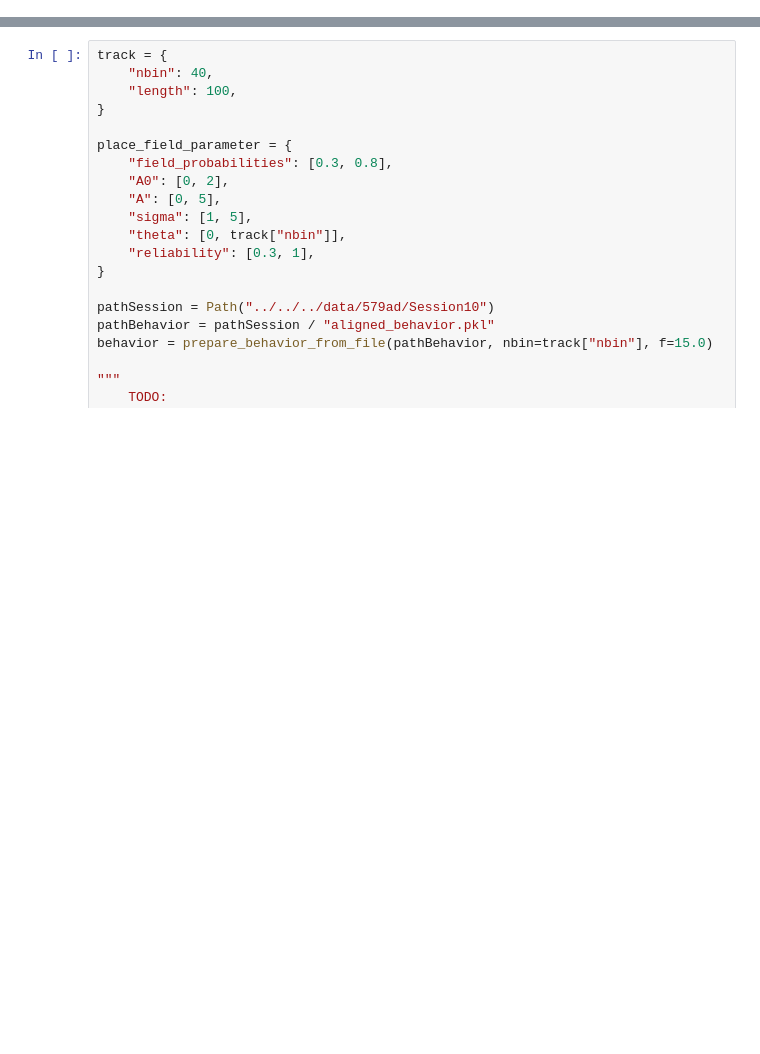
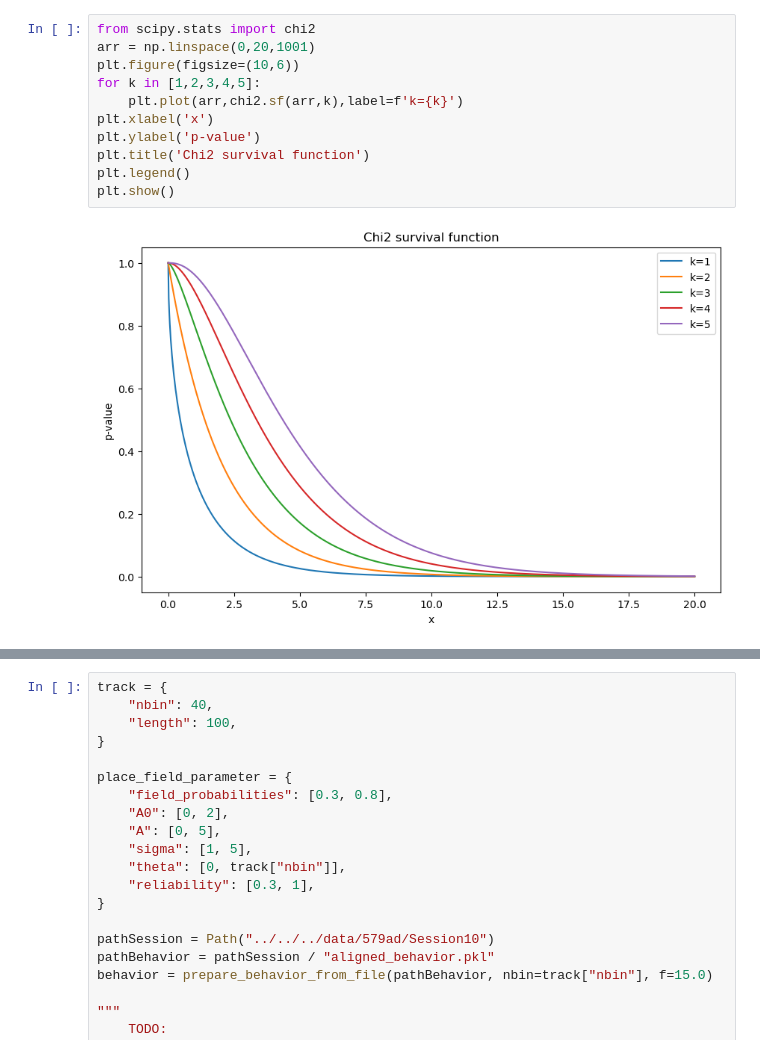
Before and after one commit to woxxel/placefield_detection, a Jupyter notebook: test_place_field_detection.ipynb, the cells around one changed output, grey strips where cells are left out. Cells and saved outputs as stored; diff of their text form; blank space fills up the shorter version.

Commit message:
Implement code changes to enhance functionality and improve performance

```diff
--- a/test_place_field_detection.ipynb
+++ b/test_place_field_detection.ipynb
@@ -23,0 +22,13 @@ To enable the following instructions: SSE4.1 SSE4.2 AVX AVX2 AVX512F AVX512_VNNI
+# %%
+from scipy.stats import chi2
+arr = np.linspace(0,20,1001)
+plt.figure(figsize=(10,6))
+for k in [1,2,3,4,5]:
+    plt.plot(arr,chi2.sf(arr,k),label=f'k={k}')
+plt.xlabel('x')
+plt.ylabel('p-value')
+plt.title('Chi2 survival function')
+plt.legend()
+plt.show()
+# %% [output]
+[figure, added]
```
Also changed, not shown: parts of 2 cells of this notebook, 1 other file.
